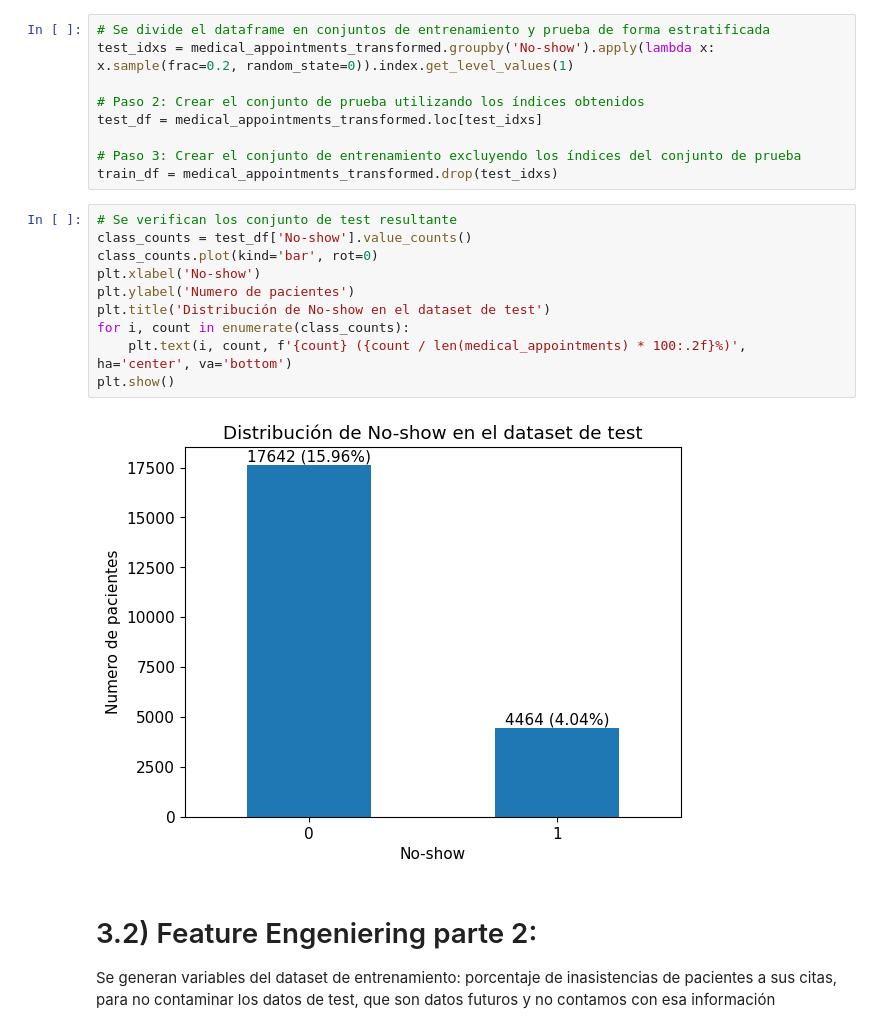
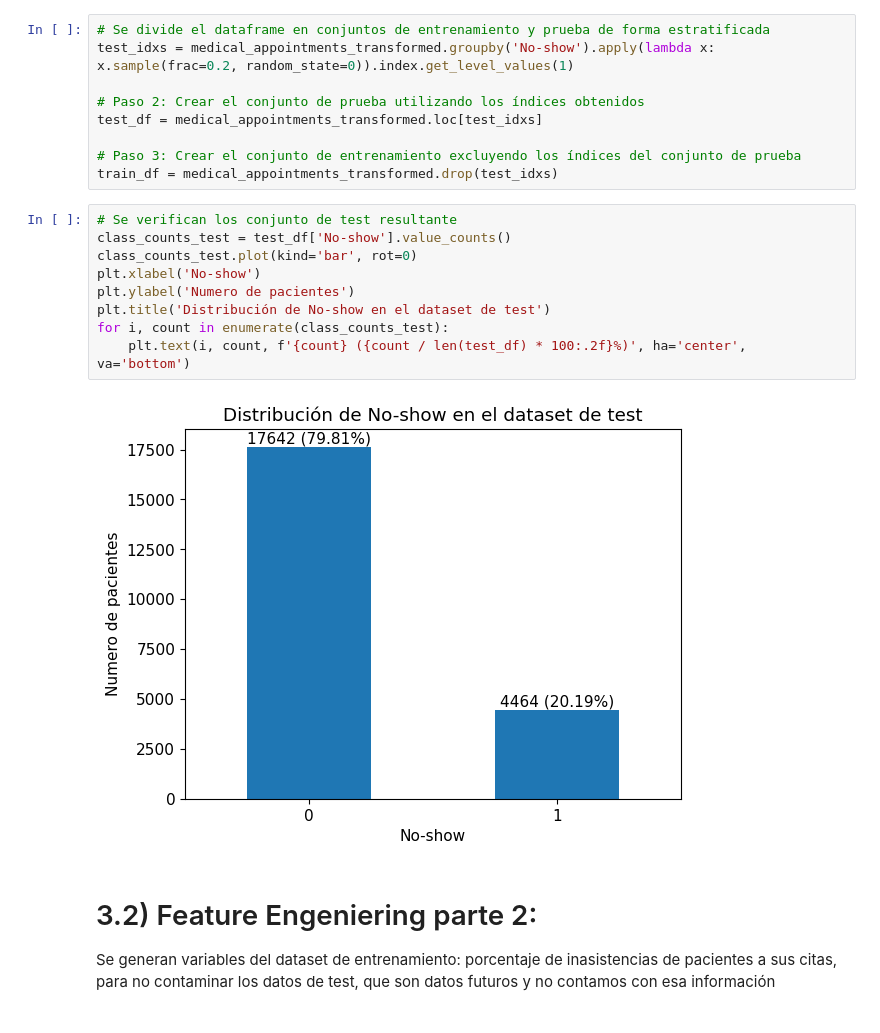
Before and after one commit to SValduezaL/TFM-Master-IA-INESDI, a Jupyter notebook: BBDD Kaagle/predicción_ inasistencia_v2.ipynb, the cells around one changed output. Drawn from its saved outputs; the diff is of its cells as text.

```diff
--- a/BBDD Kaagle/predicción_ inasistencia_v2.ipynb
+++ b/BBDD Kaagle/predicción_ inasistencia_v2.ipynb
@@ -244,16 +248,15 @@ test_df = medical_appointments_transformed.loc[test_idxs]
 train_df = medical_appointments_transformed.drop(test_idxs)
 # %%
 # Se verifican los conjunto de test resultante
-class_counts = test_df['No-show'].value_counts()
-class_counts.plot(kind='bar', rot=0)
+class_counts_test = test_df['No-show'].value_counts()
+class_counts_test.plot(kind='bar', rot=0)
 plt.xlabel('No-show')
 plt.ylabel('Numero de pacientes')
 plt.title('Distribución de No-show en el dataset de test')
-for i, count in enumerate(class_counts):
-    plt.text(i, count, f'{count} ({count / len(medical_appointments) * 100:.2f}%)', ha='center', va='bottom')
-plt.show()
+for i, count in enumerate(class_counts_test):
+    plt.text(i, count, f'{count} ({count / len(test_df) * 100:.2f}%)', ha='center', va='bottom')
 # %% [output]
-[figure, old version]
+[figure, new version]
 # %% [markdown]
 # 3.2) Feature Engeniering parte 2:
 Se generan variables del dataset de entrenamiento: porcentaje de inasistencias de pacientes a sus citas, para no contaminar los datos de test, que son datos futuros y no contamos con esa información
```
Also changed, not shown: parts of 12 cells of this notebook.
